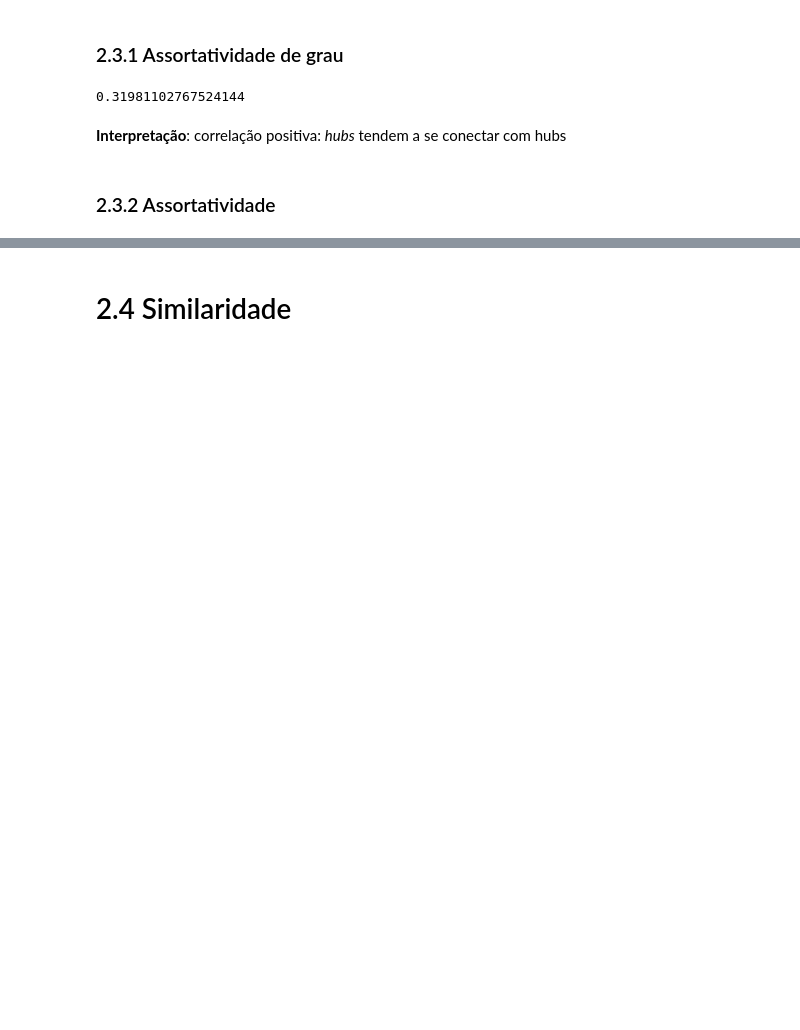
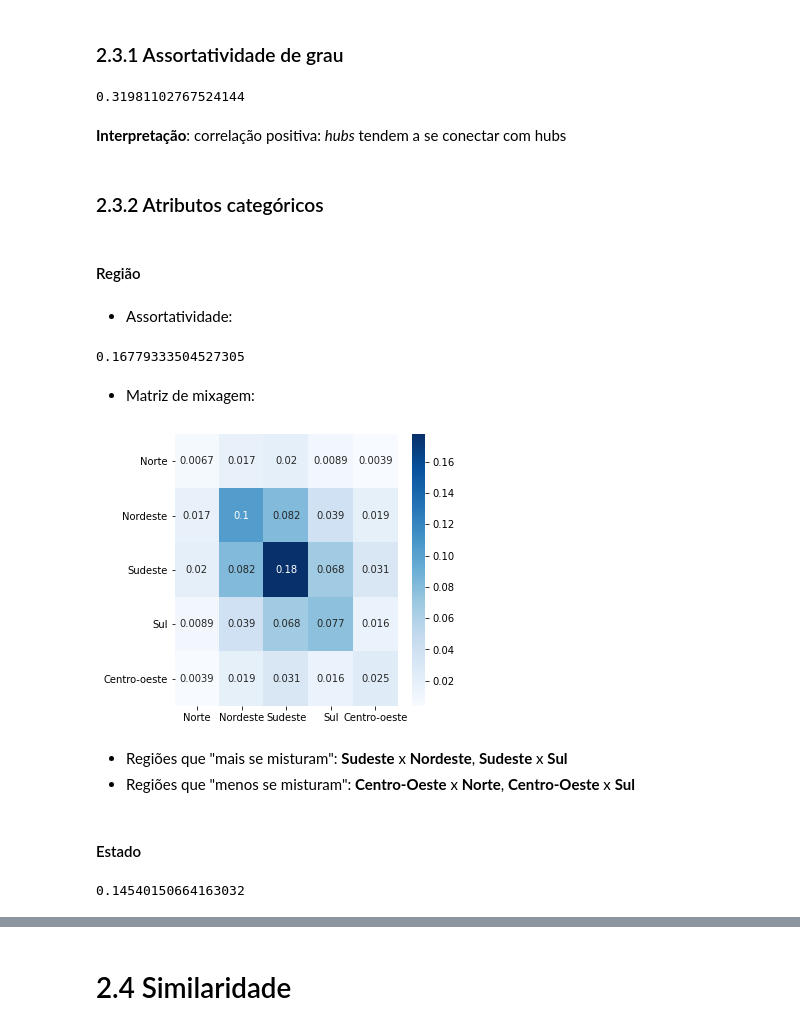
Before and after one commit to girsant/COVID_19, a Jupyter notebook: CPS765_Trab2_AnaliseCleiton.ipynb, the cells around one changed output, grey strips where cells are left out. Saved outputs shown, nothing was run; the diff lists cells and outputs as text; code cells hidden in the pictures; blank space fills up the shorter version.

Commit message:
Assortatividade em elaboração

```diff
--- a/CPS765_Trab2_AnaliseCleiton.ipynb
+++ b/CPS765_Trab2_AnaliseCleiton.ipynb
@@ -428,4 +502,31 @@ nx.degree_assortativity_coefficient(S)
 # %% [markdown]
 **Interpretação**: correlação positiva: *hubs* tendem a se conectar com hubs
 # %% [markdown]
-### 2.3.2 Assortatividade
+### 2.3.2 Atributos categóricos
+# %% [markdown]
+#### Região
+# %% [markdown]
+- Assortatividade:
+# %%
+print(nx.attribute_assortativity_coefficient(S, "regiao"))
+# %% [output]
+0.16779333504527305
+# %% [markdown]
+- Matriz de mixagem:
+# %%
+fig, axs = plt.subplots(figsize=(5,5))
+sns.heatmap(pd.DataFrame.from_dict({reg:dict for reg,dict in nx.attribute_mixing_dict(S, "regiao", normalized=True).items()
+}), cmap=plt.cm.Blues, annot=True)
+plt.yticks(rotation=0)
+plt.show()
+# %% [output]
+[figure, added]
+# %% [markdown]
+- Regiões que "mais se misturam": **Sudeste** x **Nordeste**, **Sudeste** x **Sul**
+- Regiões que "menos se misturam": **Centro-Oeste** x **Norte**, **Centro-Oeste** x **Sul**
+# %% [markdown]
+#### Estado
+# %%
+print(nx.attribute_assortativity_coefficient(S, "uf"))
+# %% [output]
+0.14540150664163032
```
Also changed, not shown: parts of 51 cells of this notebook.
